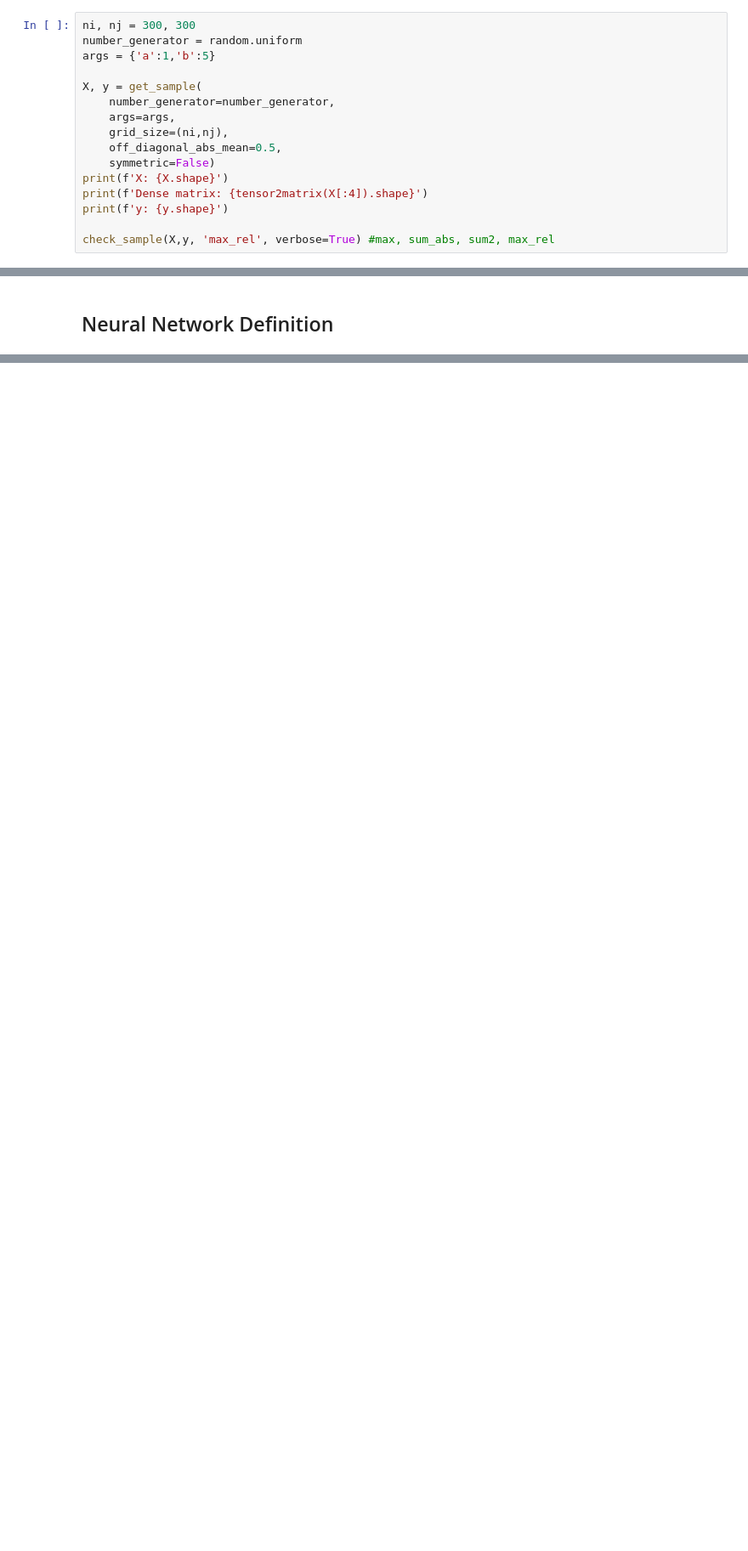
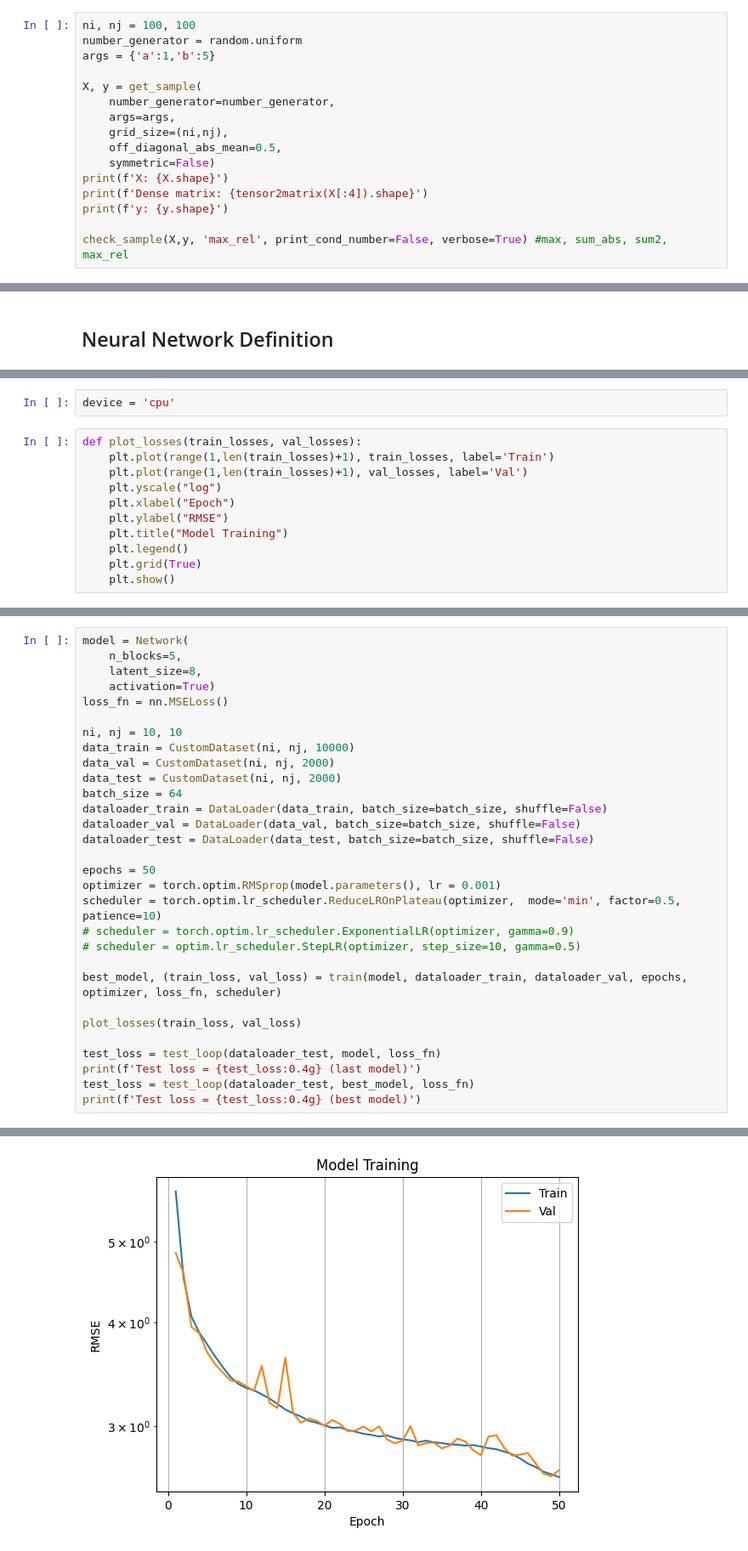
Before and after one commit to TiagoCAAmorim/SimModels, a Jupyter notebook: graph_nn/solve_lin_eq.ipynb, the cells around one changed output, grey strips where cells are left out. Shown: that part at 85% size. Drawn from its saved outputs; the diff is of its cells as text; blank space fills up the shorter version.

Commit message:
Can train NN

```diff
--- a/graph_nn/solve_lin_eq.ipynb
+++ b/graph_nn/solve_lin_eq.ipynb
@@ -188,6 +187,6 @@ def check_sample(X, y, result='max', print_cond_number=False, verbose=False):
     return residuals_from_y, residuals_from_solve, y_aprox, y_
 # %%
-ni, nj = 300, 300
+ni, nj = 100, 100
 number_generator = random.uniform
 args = {'a':1,'b':5}
 
@@ -201,5 +200,5 @@ print(f'X: {X.shape}')
 print(f'Dense matrix: {tensor2matrix(X[:4]).shape}')
 print(f'y: {y.shape}')
 
-check_sample(X,y, 'max_rel', verbose=True) #max, sum_abs, sum2, max_rel
+check_sample(X,y, 'max_rel', print_cond_number=False, verbose=True) #max, sum_abs, sum2, max_rel
 # %% [output]
@@ -220,0 +348,13 @@ Difference in y vectors: 0.0002761
+# %%
+device = 'cpu'
+# %%
+def plot_losses(train_losses, val_losses):
+    plt.plot(range(1,len(train_losses)+1), train_losses, label='Train')
+    plt.plot(range(1,len(train_losses)+1), val_losses, label='Val')
+    plt.yscale("log")
+    plt.xlabel("Epoch")
+    plt.ylabel("RMSE")
+    plt.title("Model Training")
+    plt.legend()
+    plt.grid(True)
+    plt.show()
@@ -220,0 +434,31 @@ Difference in y vectors: 0.0002761
+# %%
+model = Network(
+    n_blocks=5,
+    latent_size=8,
+    activation=True)
+loss_fn = nn.MSELoss()
+
+ni, nj = 10, 10
+data_train = CustomDataset(ni, nj, 10000)
+data_val = CustomDataset(ni, nj, 2000)
+data_test = CustomDataset(ni, nj, 2000)
+batch_size = 64
+dataloader_train = DataLoader(data_train, batch_size=batch_size, shuffle=False)
+dataloader_val = DataLoader(data_val, batch_size=batch_size, shuffle=False)
+dataloader_test = DataLoader(data_test, batch_size=batch_size, shuffle=False)
+
+epochs = 50
+optimizer = torch.optim.RMSprop(model.parameters(), lr = 0.001)
+scheduler = torch.optim.lr_scheduler.ReduceLROnPlateau(optimizer,  mode='min', factor=0.5, patience=10)
+# scheduler = torch.optim.lr_scheduler.ExponentialLR(optimizer, gamma=0.9)
+# scheduler = optim.lr_scheduler.StepLR(optimizer, step_size=10, gamma=0.5)
+
+best_model, (train_loss, val_loss) = train(model, dataloader_train, dataloader_val, epochs, optimizer, loss_fn, scheduler)
+
+plot_losses(train_loss, val_loss)
+
+test_loss = test_loop(dataloader_test, model, loss_fn)
+print(f'Test loss = {test_loss:0.4g} (last model)')
+test_loss = test_loop(dataloader_test, best_model, loss_fn)
+print(f'Test loss = {test_loss:0.4g} (best model)')
+# %% [output]
@@ -220,0 +482 @@ Difference in y vectors: 0.0002761
+[figure, added]
```
Also changed, not shown: parts of 13 cells of this notebook.
